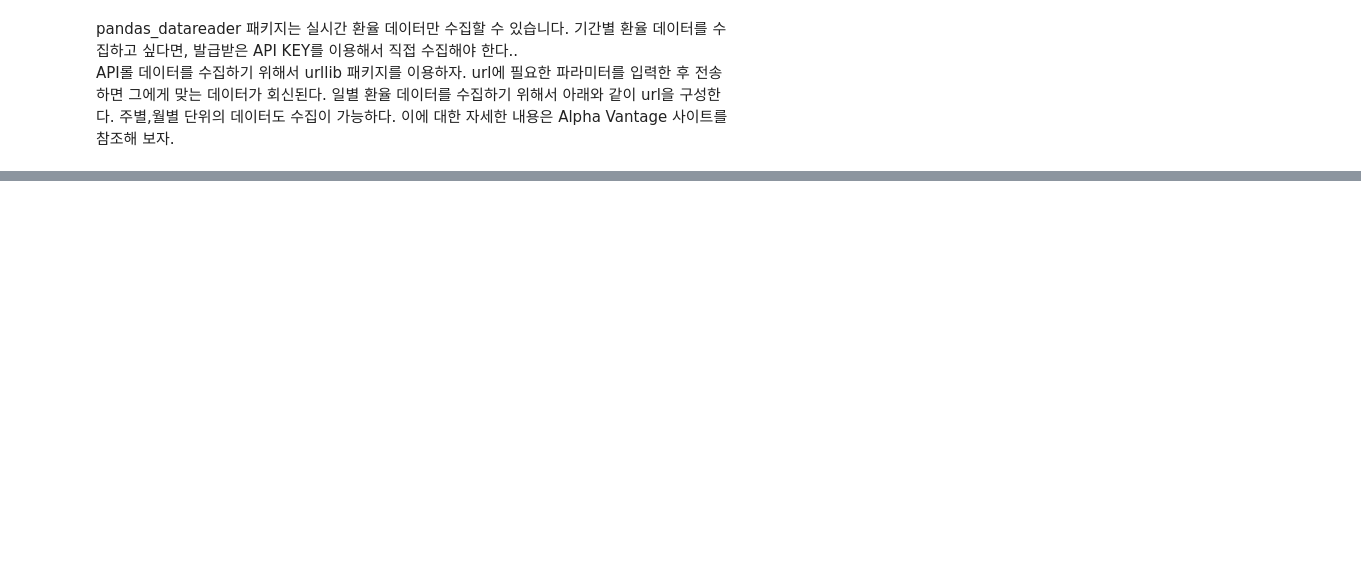
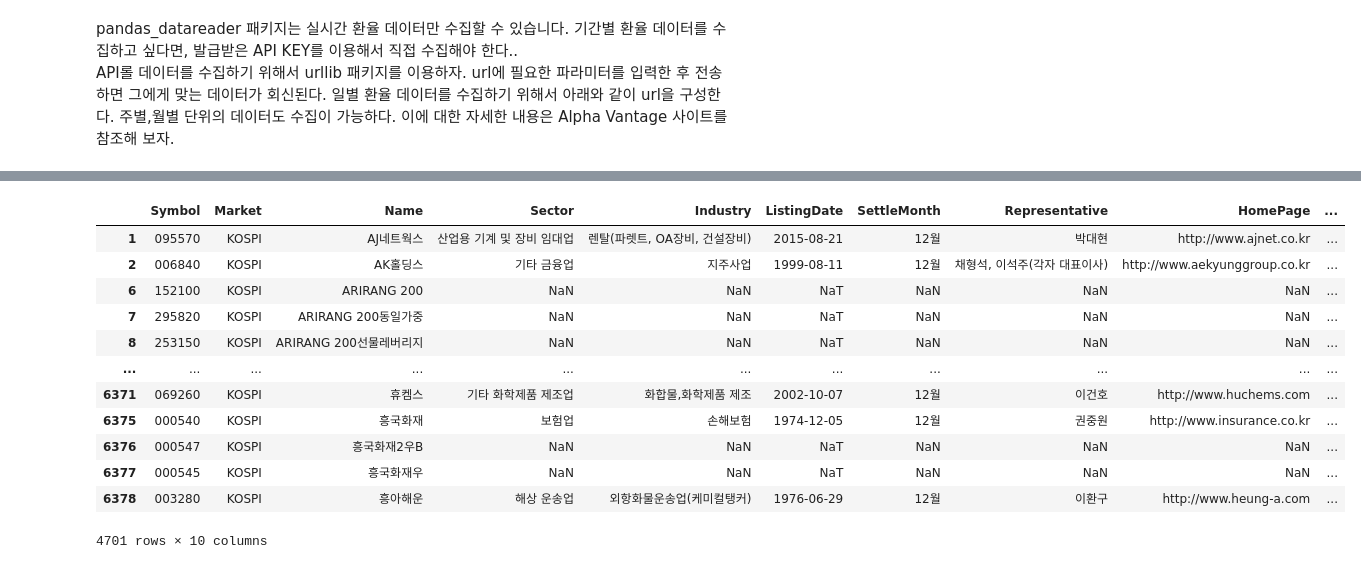
Before and after one commit to choiuikang/financial_data_python, a Jupyter notebook: chapter_1.ipynb, the cells around one changed output, grey strips where cells are left out. Saved outputs shown, nothing was run; the diff lists cells and outputs as text; code cells hidden in the pictures; blank space fills up the shorter version.

```diff
--- a/chapter_1.ipynb
+++ b/chapter_1.ipynb
@@ -129,0 +190,20 @@ SyntaxError: EOL while scanning string literal (63427422.py, line 1)
+# %%
+import FinanceDataReader as fdr
+
+# KOSPI 종목 전체
+kospi_cd = fdr.StockListing('KOSPI')
+kospi_cd
+# %% [output]
+|  | Symbol | Market | Name | Sector | Industry | ListingDate | SettleMonth | Representative | HomePage | ... |
+| 1 | 095570 | KOSPI | AJ네트웍스 | 산업용 기계 및 장비 임대업 | 렌탈(파렛트, OA장비, 건설장비) | 2015-08-21 | 12월 | 박대현 | http://www.ajnet.co.kr | ... |
+| 2 | 006840 | KOSPI | AK홀딩스 | 기타 금융업 | 지주사업 | 1999-08-11 | 12월 | 채형석, 이석주(각자 대표이사) | http://www.aekyunggroup.co.kr | ... |
+| 6 | 152100 | KOSPI | ARIRANG 200 | NaN | NaN | NaT | NaN | NaN | NaN | ... |
+| 7 | 295820 | KOSPI | ARIRANG 200동일가중 | NaN | NaN | NaT | NaN | NaN | NaN | ... |
+| 8 | 253150 | KOSPI | ARIRANG 200선물레버리지 | NaN | NaN | NaT | NaN | NaN | NaN | ... |
+| ... | ... | ... | ... | ... | ... | ... | ... | ... | ... | ... |
+| 6371 | 069260 | KOSPI | 휴켐스 | 기타 화학제품 제조업 | 화합물,화학제품 제조 | 2002-10-07 | 12월 | 이건호 | http://www.huchems.com | ... |
+| 6375 | 000540 | KOSPI | 흥국화재 | 보험업 | 손해보험 | 1974-12-05 | 12월 | 권중원 | http://www.insurance.co.kr | ... |
+| 6376 | 000547 | KOSPI | 흥국화재2우B | NaN | NaN | NaT | NaN | NaN | NaN | ... |
+| 6377 | 000545 | KOSPI | 흥국화재우 | NaN | NaN | NaT | NaN | NaN | NaN | ... |
+| 6378 | 003280 | KOSPI | 흥아해운 | 해상 운송업 | 외항화물운송업(케미컬탱커) | 1976-06-29 | 12월 | 이환구 | http://www.heung-a.com | ... |
+4701 rows × 10 columns
```
Also changed, not shown: parts of 12 cells of this notebook.
